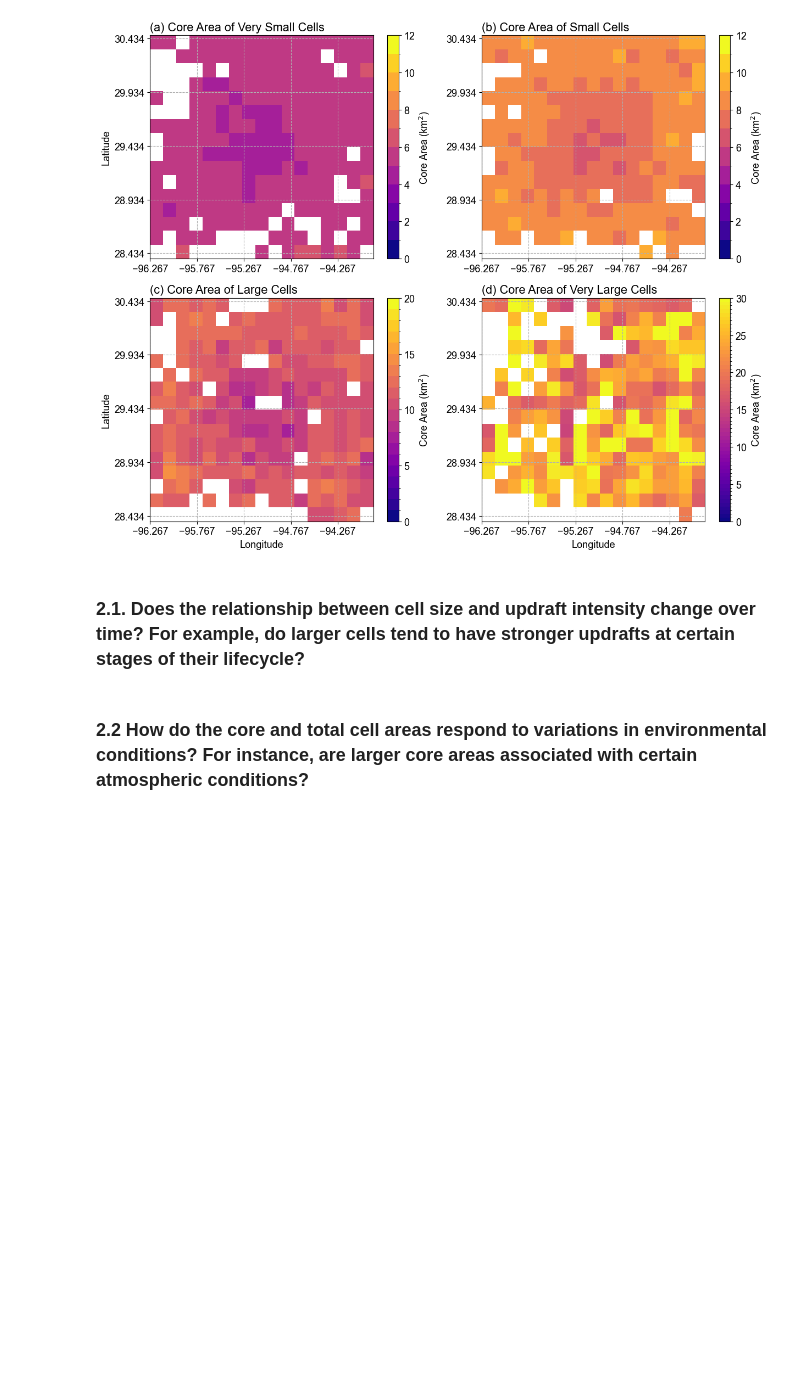
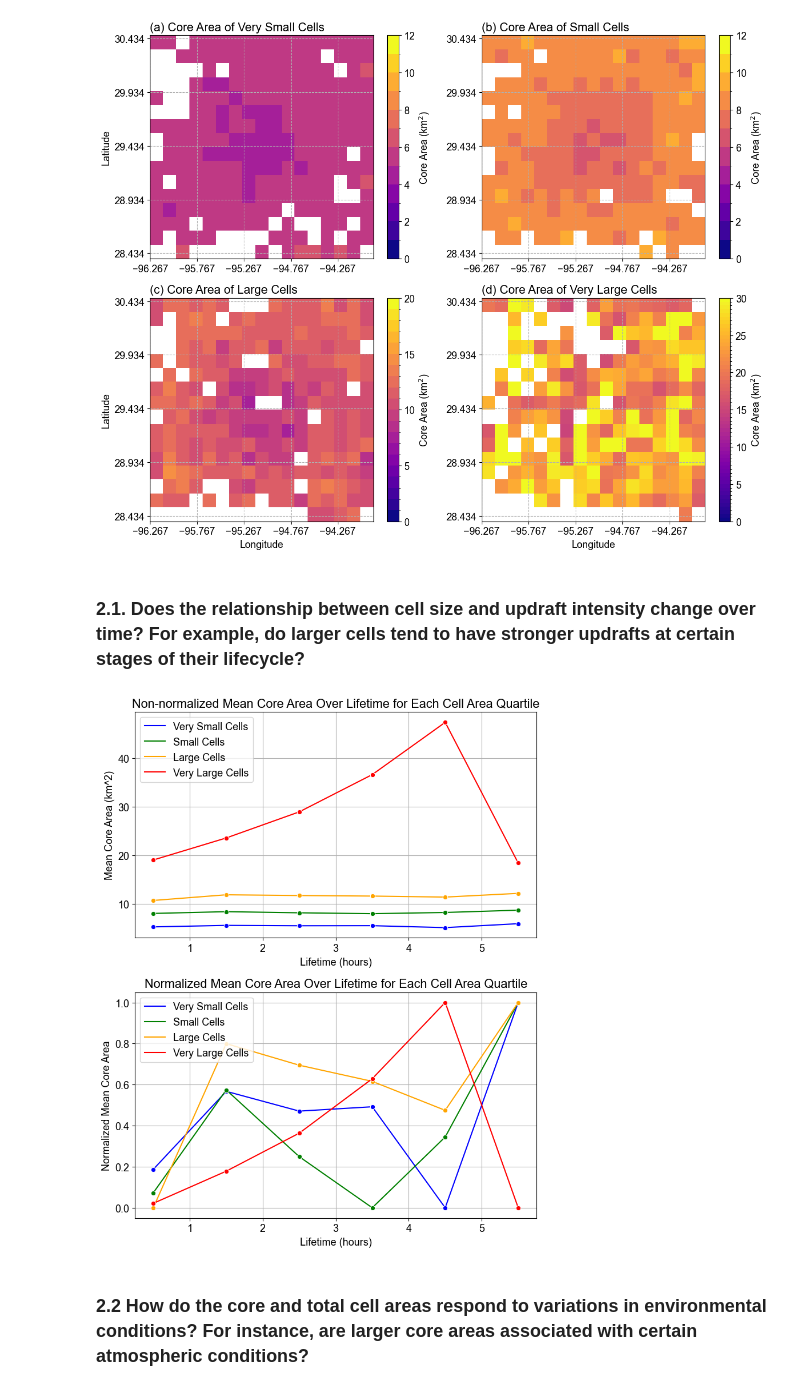
Before and after one commit to oluwafemiomitusa/Geospatial-Analysis, a Jupyter notebook: Radar/convective_cells.ipynb, the cells around one changed output. Saved outputs shown, nothing was run; the diff lists cells and outputs as text; code cells hidden in the pictures; blank space fills up the shorter version.

```diff
--- a/Radar/convective_cells.ipynb
+++ b/Radar/convective_cells.ipynb
@@ -833,6 +833,84 @@ fig = plot_4heatmaps(dataarr, lonbins, latbins, topoZ, topoLon, topoLat, levels,
 [figure]
 # %% [markdown]
 ### 2.1. Does the relationship between cell size and updraft intensity change over time? For example, do larger cells tend to have stronger updrafts at certain stages of their lifecycle?
+# %%
+import xarray as xr
+import pandas as pd
+import numpy as np
+import matplotlib.pyplot as plt
+import seaborn as sns
+from sklearn.preprocessing import MinMaxScaler
+
+# Load the data
+data = xr.open_dataset('trackstats_20220601.0000_20220630.2359.nc')
+
+# Extract relevant variables
+cell_area = data['cell_area']
+core_area = data['core_area']
+track_duration = data['track_duration']
+
+# Calculate lifetime using track_duration and time_resolution_hour
+time_resolution_hour = data.attrs['time_resolution_hour']
+lifetime = track_duration * time_resolution_hour
+
+# Convert the xarray data to pandas DataFrame for easier manipulation
+df_cell_area = cell_area.to_dataframe(name='cell_area').reset_index()
+df_core_area = core_area.to_dataframe(name='core_area').reset_index()
+df_lifetime = lifetime.to_dataframe(name='lifetime')
+
+# Merge the dataframes
+df = pd.merge(df_cell_area, df_core_area, on=['tracks', 'times'])
+df = pd.merge(df, df_lifetime, on='tracks')
+
+# Calculate quartiles for cell_area
+df['cell_area_quartiles'] = pd.qcut(df['cell_area'], 4, labels=['Very Small Cells', 'Small Cells', 'Large Cells', 'Very Large Cells'])
+
+# Define lifetime bins
+bins = [0, 1, 2, 3, 4, 5, 6]
+
+# Categorize lifetime into bins
+df['lifetime_bin'] = pd.cut(df['lifetime'], bins=bins, include_lowest=True)
+
+# Calculate the mean core_area for each lifetime bin and cell_area quartile
+df_grouped = df.groupby(['cell_area_quartiles', 'lifetime_bin'])['core_area'].mean().reset_index()
+
+# Convert lifetime_bin to its mid-points
+df_grouped['lifetime_mid'] = df_grouped['lifetime_bin'].apply(lambda x: x.mid)
+
+# Initialize a MinMaxScaler
+scaler = MinMaxScaler()
+
+# Normalize core_area within each cell_area quartile
+df_grouped['core_area_normalized'] = df_grouped.groupby('cell_area_quartiles')['core_area'].transform(lambda x: scaler.fit_transform(x.values.reshape(-1, 1)).ravel())
+
+# Create a custom color palette
+palette = {'Very Small Cells': 'blue', 'Small Cells': 'green', 'Large Cells': 'orange', 'Very Large Cells': 'red'}
+
+
+# Create a subplot with 2 rows and 1 column
+fig, axes = plt.subplots(2, 1, figsize=(8, 10))
+
+# Plot the non-normalized data
+ax0 = sns.lineplot(ax=axes[0], data=df_grouped, x='lifetime_mid', y='core_area', hue='cell_area_quartiles', palette=palette, marker='o')
+ax0.set_title('Non-normalized Mean Core Area Over Lifetime for Each Cell Area Quartile')
+ax0.set_xlabel('Lifetime (hours)')
+ax0.set_ylabel('Mean Core Area (km^2)')
+ax0.grid(True)
+ax0.legend(title='')
+
+# Plot the normalized data
+ax1 = sns.lineplot(ax=axes[1], data=df_grouped, x='lifetime_mid', y='core_area_normalized', hue='cell_area_quartiles', palette=palette, marker='o')
+ax1.set_title('Normalized Mean Core Area Over Lifetime for Each Cell Area Quartile')
+ax1.set_xlabel('Lifetime (hours)')
+ax1.set_ylabel('Normalized Mean Core Area')
+ax1.grid(True)
+ax1.legend(title='')
+
+# Adjust the layout
+plt.tight_layout()
+plt.show()
+# %% [output]
+[figure, added]
 # %% [markdown]
 ### 2.2 How do the core and total cell areas respond to variations in environmental conditions? For instance, are larger core areas associated with certain atmospheric conditions?
 # %% [markdown]
```
